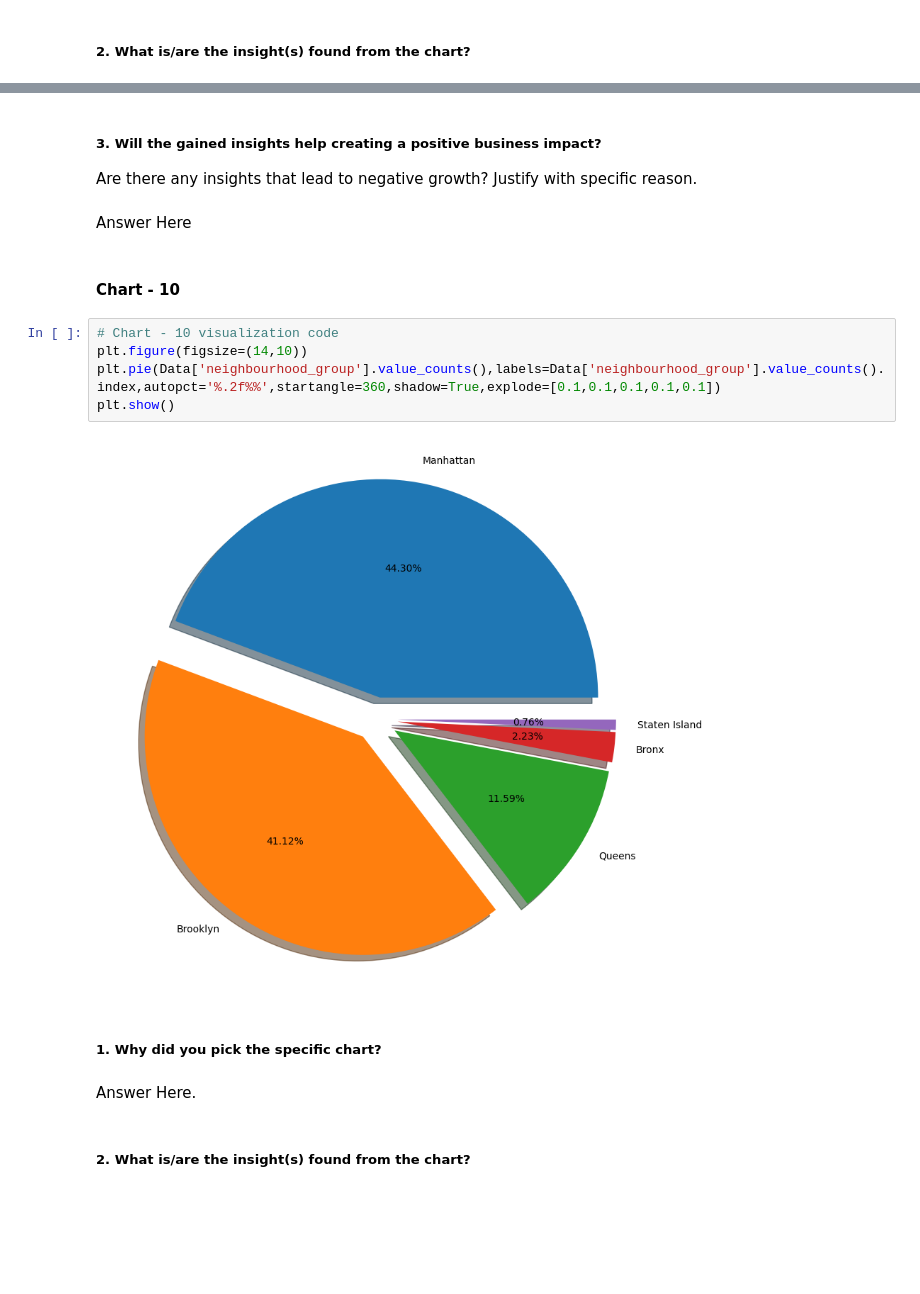
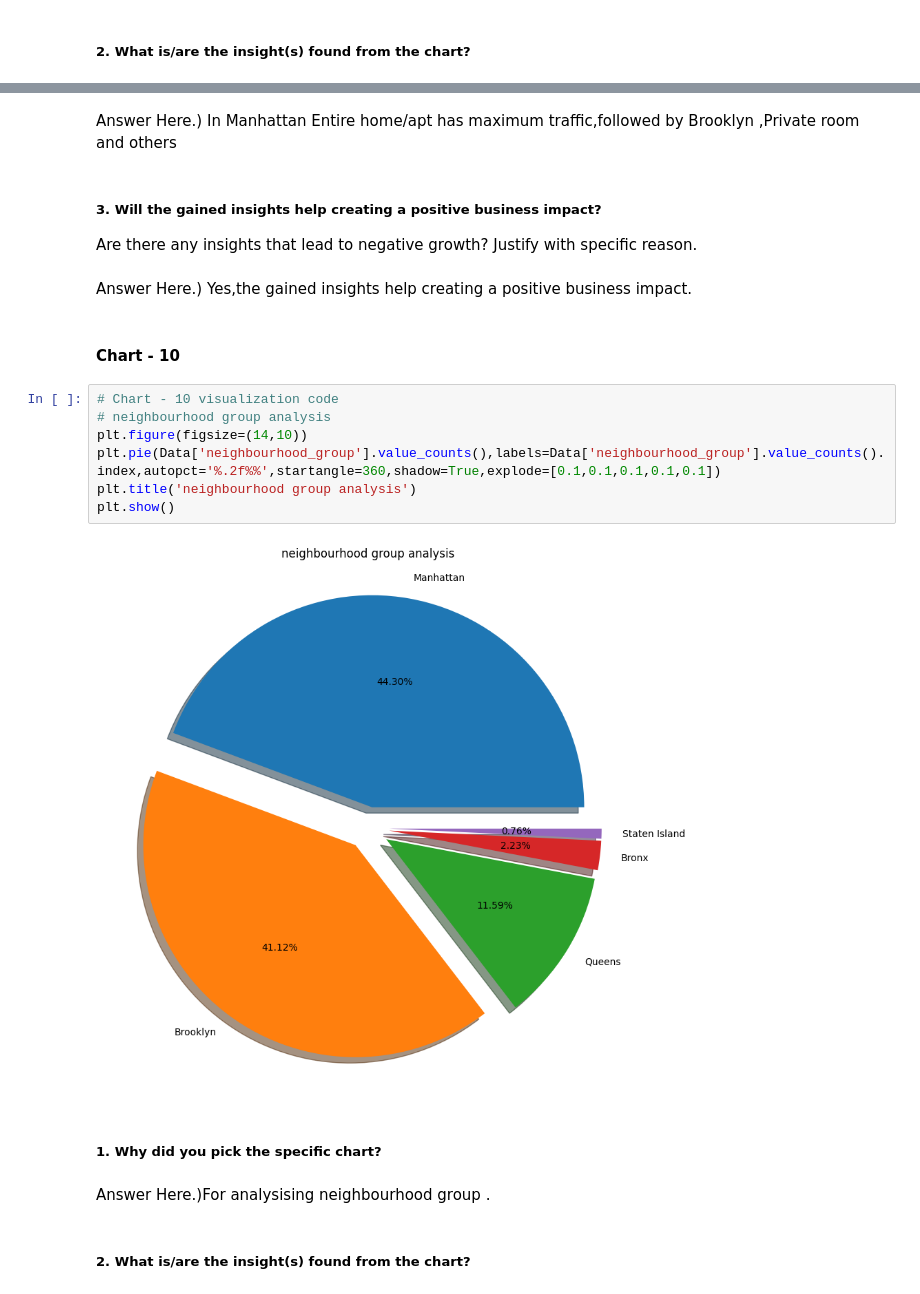
Before and after one commit to HemantSingh108/Airbnb_booking_analysis, a Jupyter notebook: Airbnb_Bookings_Analysis_Capstone_Project.ipynb, the cells around one changed output, grey strips where cells are left out. Saved outputs shown, nothing was run; the diff lists cells and outputs as text; blank space fills up the shorter version.

```diff
--- a/Airbnb_Bookings_Analysis_Capstone_Project.ipynb
+++ b/Airbnb_Bookings_Analysis_Capstone_Project.ipynb
@@ -603,20 +651,24 @@ Answer Here
+# %% [markdown]
+Answer Here.) In Manhattan	Entire home/apt has maximum traffic,followed by Brooklyn ,Private room	and others
 # %% [markdown]
 ##### 3. Will the gained insights help creating a positive business impact?
 Are there any insights that lead to negative growth? Justify with specific reason.
-# %% [markdown]
-Answer Here
+# %% [markdown]
+Answer Here.) Yes,the gained insights help creating a positive business impact.
 # %% [markdown]
 #### Chart - 10
 # %%
 # Chart - 10 visualization code
+# neighbourhood group analysis
 plt.figure(figsize=(14,10))
 plt.pie(Data['neighbourhood_group'].value_counts(),labels=Data['neighbourhood_group'].value_counts().index,autopct='%.2f%%',startangle=360,shadow=True,explode=[0.1,0.1,0.1,0.1,0.1])
+plt.title('neighbourhood group analysis')
 plt.show()
 # %% [output]
-[figure, old version]
+[figure, new version]
 # %% [markdown]
 ##### 1. Why did you pick the specific chart?
 # %% [markdown]
-Answer Here.
+Answer Here.)For analysising neighbourhood group .
 # %% [markdown]
 ##### 2. What is/are the insight(s) found from the chart?
```
Also changed, not shown: parts of 103 cells of this notebook.
